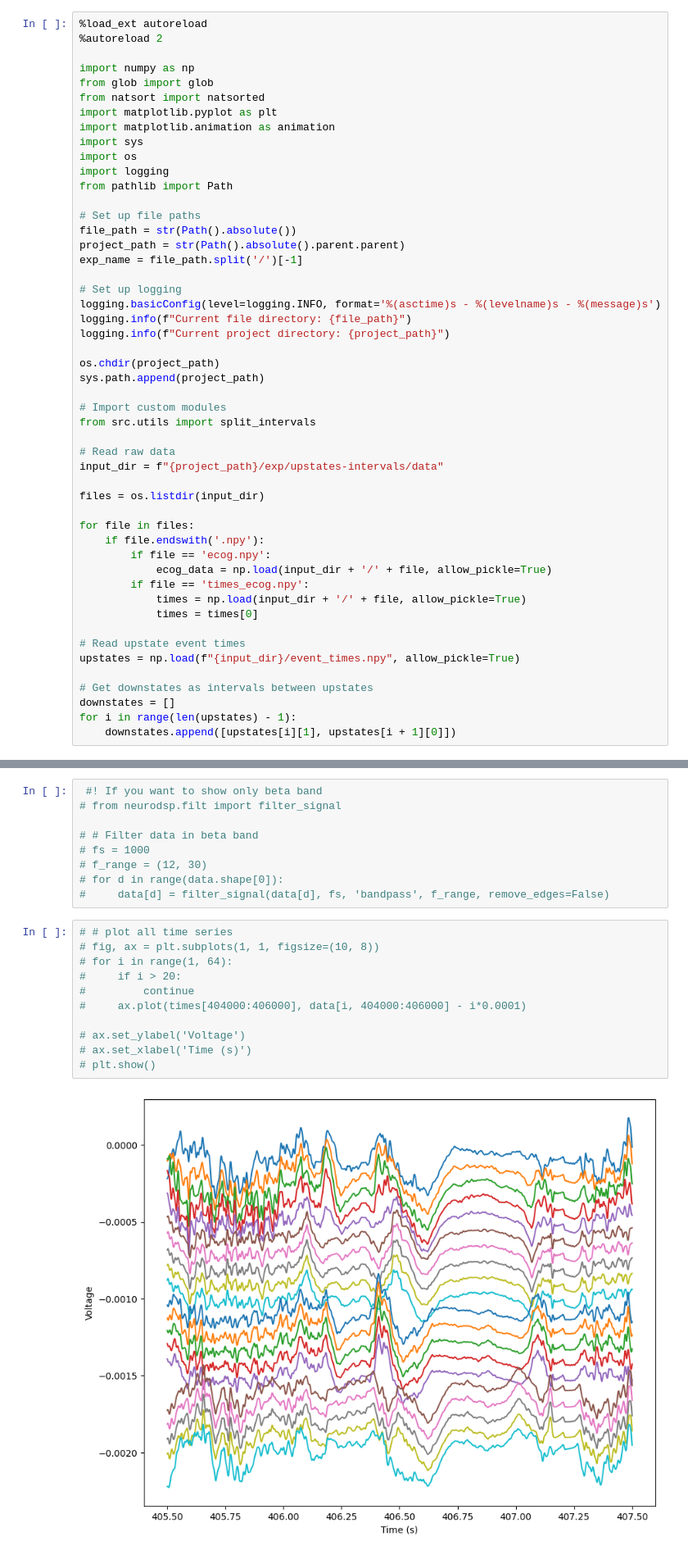
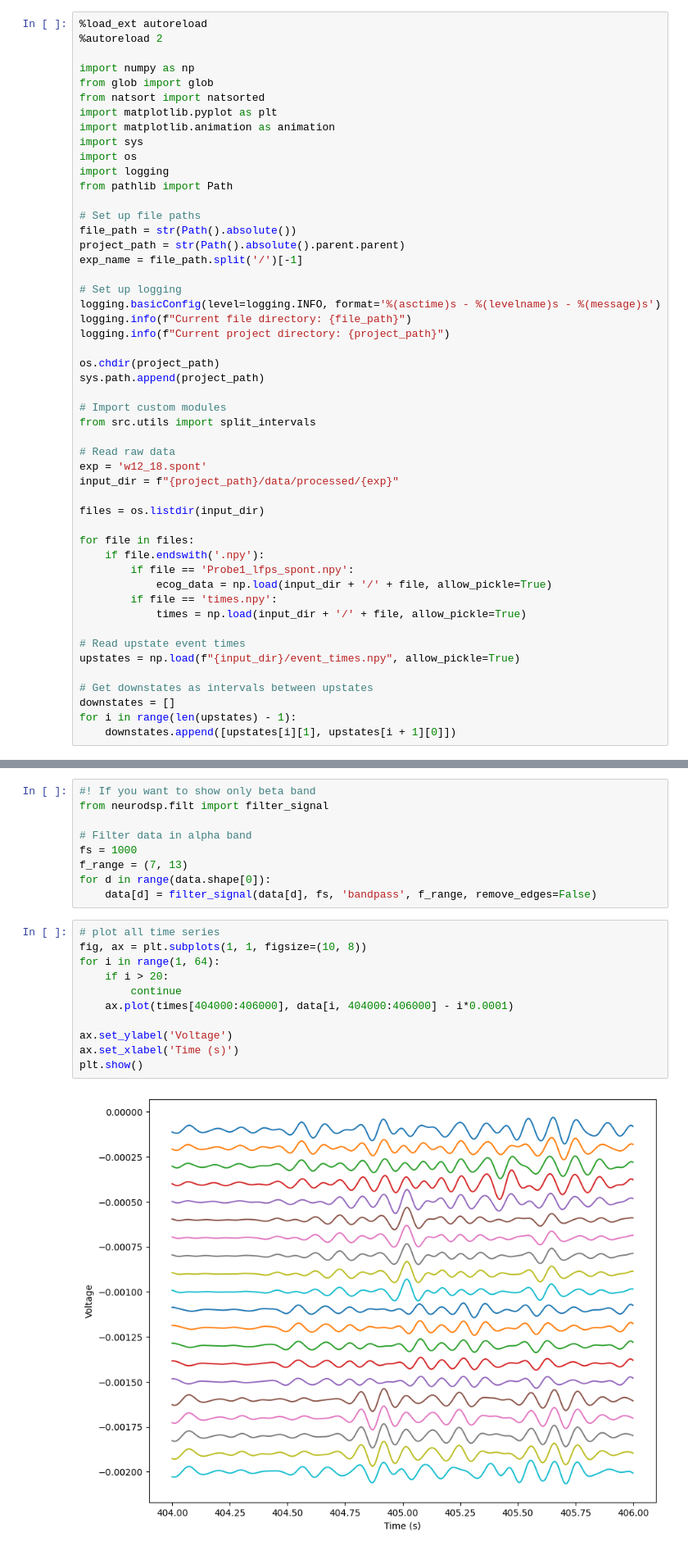
Before and after one commit to programerkotik/thesis-2023-travelling-waves, a Jupyter notebook: exp/travelling-waves-detection/travelling_waves.ipynb, the cells around one changed output, grey strips where cells are left out. Shown at 82% size. Cells and saved outputs as stored; diff of their text form.

```diff
--- a/exp/travelling-waves-detection/travelling_waves.ipynb
+++ b/exp/travelling-waves-detection/travelling_waves.ipynb
@@ -29,17 +29,17 @@ sys.path.append(project_path)
 from src.utils import split_intervals
 
 # Read raw data
-input_dir = f"{project_path}/exp/upstates-intervals/data"
+exp = 'w12_18.spont'
+input_dir = f"{project_path}/data/processed/{exp}"
 
 files = os.listdir(input_dir)
 
 for file in files:
     if file.endswith('.npy'):
-        if file == 'ecog.npy':
+        if file == 'Probe1_lfps_spont.npy':
             ecog_data = np.load(input_dir + '/' + file, allow_pickle=True)
-        if file == 'times_ecog.npy':
+        if file == 'times.npy':
             times = np.load(input_dir + '/' + file, allow_pickle=True)
-            times = times[0]
 
 # Read upstate event times
 upstates = np.load(f"{input_dir}/event_times.npy", allow_pickle=True)
@@ -66,25 +66,25 @@ data = np.array(data)
 # Perform a common reference removal on the data
 data = data - np.mean(data, axis=0)
 # %%
- #! If you want to show only beta band
-# from neurodsp.filt import filter_signal
+#! If you want to show only beta band
+from neurodsp.filt import filter_signal
 
-# # Filter data in beta band
-# fs = 1000
-# f_range = (12, 30)
-# for d in range(data.shape[0]):
-#     data[d] = filter_signal(data[d], fs, 'bandpass', f_range, remove_edges=False)
+# Filter data in alpha band
+fs = 1000
+f_range = (7, 13)
+for d in range(data.shape[0]):
+    data[d] = filter_signal(data[d], fs, 'bandpass', f_range, remove_edges=False)
 # %%
-# # plot all time series
-# fig, ax = plt.subplots(1, 1, figsize=(10, 8))
-# for i in range(1, 64):
-#     if i > 20:
-#         continue
-#     ax.plot(times[404000:406000], data[i, 404000:406000] - i*0.0001)
+# plot all time series
+fig, ax = plt.subplots(1, 1, figsize=(10, 8))
+for i in range(1, 64):
+    if i > 20:
+        continue
+    ax.plot(times[404000:406000], data[i, 404000:406000] - i*0.0001)
 
-# ax.set_ylabel('Voltage')
-# ax.set_xlabel('Time (s)')
-# plt.show()
+ax.set_ylabel('Voltage')
+ax.set_xlabel('Time (s)')
+plt.show()
 # %% [output]
-[figure, old version]
+[figure, new version]
 # %%
```
Also changed, not shown: parts of 11 cells of this notebook, 18 other files.
